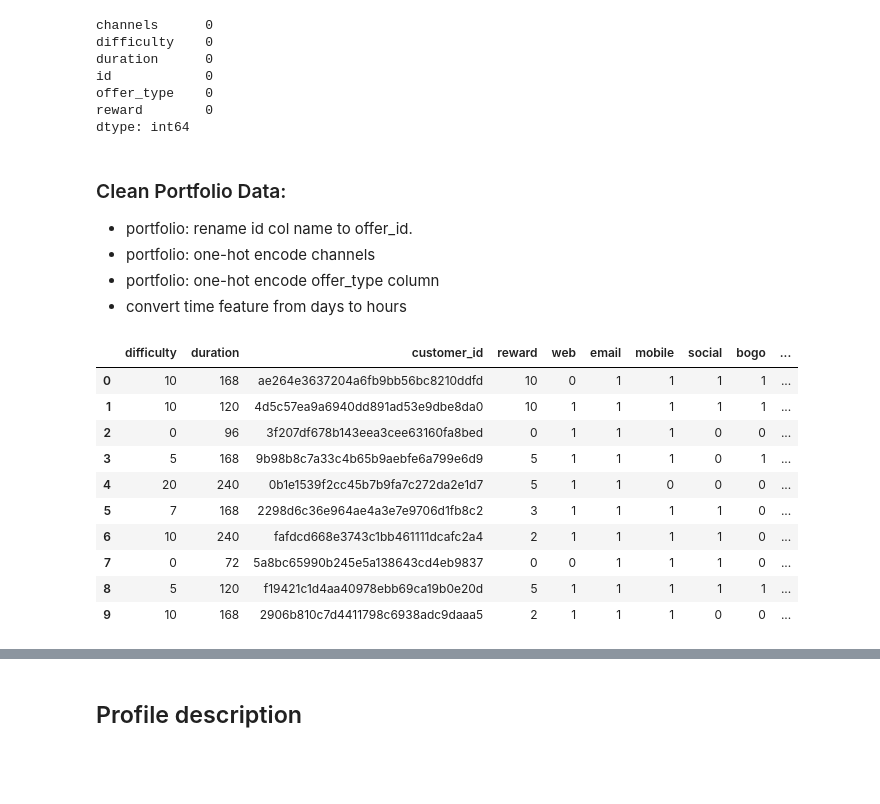
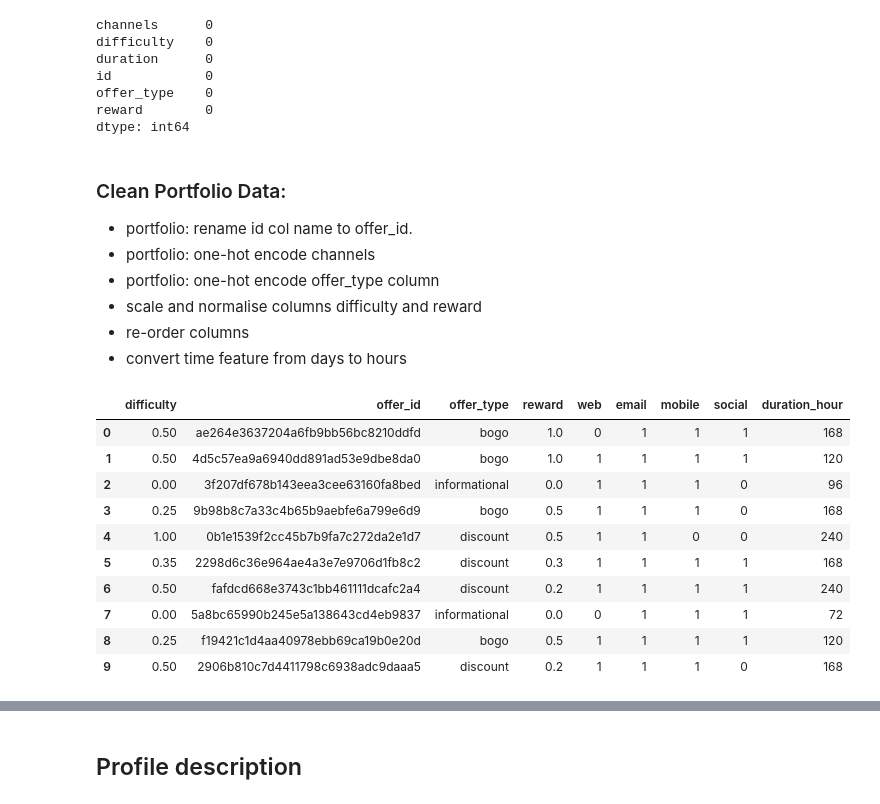
Before and after one commit to isakkabir/Starbucks-Challenge, a Jupyter notebook: Starbucks_Capstone_notebook.ipynb, the cells around one changed output, grey strips where cells are left out. Drawn from its saved outputs; the diff is of its cells as text; code cells hidden in the pictures; blank space fills up the shorter version.

```diff
--- a/Starbucks_Capstone_notebook.ipynb
+++ b/Starbucks_Capstone_notebook.ipynb
@@ -154,43 +156,45 @@ dtype: int64
 * portfolio: rename id col name to offer_id.
 * portfolio: one-hot encode channels
 * portfolio: one-hot encode offer_type column
+* scale and normalise columns difficulty and reward
+* re-order columns
 * convert time feature from days to hours
 # %%
-#Rename id col name to offer_id
+# renaming 'id' column to offer_id.
 portfolio.rename(columns={'id':'offer_id'},inplace=True)
 
 # Make separate columns for values in feature channels list
 portfolio['web'] = portfolio['channels'].apply(lambda x: int(1) if 'web' in x else int(0))
 portfolio['email'] = portfolio['channels'].apply(lambda x: int(1) if 'email' in x else int(0))
 portfolio['mobile'] = portfolio['channels'].apply(lambda x: int(1) if 'mobile' in x else int(0))
 portfolio['social'] = portfolio['channels'].apply(lambda x: int(1) if 'social' in x else int(0))
 
 # Make separate columns for values in feature offer type list
-portfolio['bogo'] = portfolio['offer_type'].apply(lambda x: int(1) if 'bogo' in x else int(0))
-portfolio['informational'] = portfolio['offer_type'].apply(lambda x: int(1) if 'informational' in x else int(0))
-portfolio['discount'] = portfolio['offer_type'].apply(lambda x: int(1) if 'discount' in x else int(0))
+#portfolio['bogo'] = portfolio['offer_type'].apply(lambda x: int(1) if 'bogo' in x else int(0))
+#portfolio['informational'] = portfolio['offer_type'].apply(lambda x: int(1) if 'informational' in x else int(0))
+#portfolio['discount'] = portfolio['offer_type'].apply(lambda x: int(1) if 'discount' in x else int(0))
 
-# Drop channels and offertype column
-portfolio.drop(columns=['channels','offer_type'],axis=1, inplace=True)
-
-# Re-order columns of portfolio dataframe
-col_order = ['offer_id', 'difficulty', 'duration', 'reward', 'bogo', 'discount', 'informational', 'web', 'email',\
-             'mobile', 'social']
+# Initialize a scaler, then apply it to the features
+scaler = MinMaxScaler() # default=(0, 1)
+columns_to_scale = ['difficulty','reward']
+portfolio[columns_to_scale] = scaler.fit_transform(portfolio[columns_to_scale])
 
 #Convert time feature from days to hours
-portfolio['duration'] = portfolio['duration']*24
-#rename id col name to customer_id.
-portfolio.rename(columns={'offer_id':'customer_id'},inplace=True)
+portfolio['duration_hour'] = portfolio['duration']*24
+
+# Drop duration and channels
+portfolio.drop(columns=['duration', 'channels'],axis=1, inplace=True)
+
 portfolio
 # %% [output]
-|  | difficulty | duration | customer_id | reward | web | email | mobile | social | bogo | ... |
-| 0 | 10 | 168 | ae264e3637204a6fb9bb56bc8210ddfd | 10 | 0 | 1 | 1 | 1 | 1 | ... |
-| 1 | 10 | 120 | 4d5c57ea9a6940dd891ad53e9dbe8da0 | 10 | 1 | 1 | 1 | 1 | 1 | ... |
-| 2 | 0 | 96 | 3f207df678b143eea3cee63160fa8bed | 0 | 1 | 1 | 1 | 0 | 0 | ... |
-| 3 | 5 | 168 | 9b98b8c7a33c4b65b9aebfe6a799e6d9 | 5 | 1 | 1 | 1 | 0 | 1 | ... |
-| 4 | 20 | 240 | 0b1e1539f2cc45b7b9fa7c272da2e1d7 | 5 | 1 | 1 | 0 | 0 | 0 | ... |
-| 5 | 7 | 168 | 2298d6c36e964ae4a3e7e9706d1fb8c2 | 3 | 1 | 1 | 1 | 1 | 0 | ... |
-| 6 | 10 | 240 | fafdcd668e3743c1bb461111dcafc2a4 | 2 | 1 | 1 | 1 | 1 | 0 | ... |
-| 7 | 0 | 72 | 5a8bc65990b245e5a138643cd4eb9837 | 0 | 0 | 1 | 1 | 1 | 0 | ... |
-| 8 | 5 | 120 | f19421c1d4aa40978ebb69ca19b0e20d | 5 | 1 | 1 | 1 | 1 | 1 | ... |
-| 9 | 10 | 168 | 2906b810c7d4411798c6938adc9daaa5 | 2 | 1 | 1 | 1 | 0 | 0 | ... |
+|  | difficulty | offer_id | offer_type | reward | web | email | mobile | social | duration_hour |
+| 0 | 0.50 | ae264e3637204a6fb9bb56bc8210ddfd | bogo | 1.0 | 0 | 1 | 1 | 1 | 168 |
+| 1 | 0.50 | 4d5c57ea9a6940dd891ad53e9dbe8da0 | bogo | 1.0 | 1 | 1 | 1 | 1 | 120 |
+| 2 | 0.00 | 3f207df678b143eea3cee63160fa8bed | informational | 0.0 | 1 | 1 | 1 | 0 | 96 |
+| 3 | 0.25 | 9b98b8c7a33c4b65b9aebfe6a799e6d9 | bogo | 0.5 | 1 | 1 | 1 | 0 | 168 |
+| 4 | 1.00 | 0b1e1539f2cc45b7b9fa7c272da2e1d7 | discount | 0.5 | 1 | 1 | 0 | 0 | 240 |
+| 5 | 0.35 | 2298d6c36e964ae4a3e7e9706d1fb8c2 | discount | 0.3 | 1 | 1 | 1 | 1 | 168 |
+| 6 | 0.50 | fafdcd668e3743c1bb461111dcafc2a4 | discount | 0.2 | 1 | 1 | 1 | 1 | 240 |
+| 7 | 0.00 | 5a8bc65990b245e5a138643cd4eb9837 | informational | 0.0 | 0 | 1 | 1 | 1 | 72 |
+| 8 | 0.25 | f19421c1d4aa40978ebb69ca19b0e20d | bogo | 0.5 | 1 | 1 | 1 | 1 | 120 |
+| 9 | 0.50 | 2906b810c7d4411798c6938adc9daaa5 | discount | 0.2 | 1 | 1 | 1 | 0 | 168 |
```
Also changed, not shown: parts of 33 cells of this notebook.
